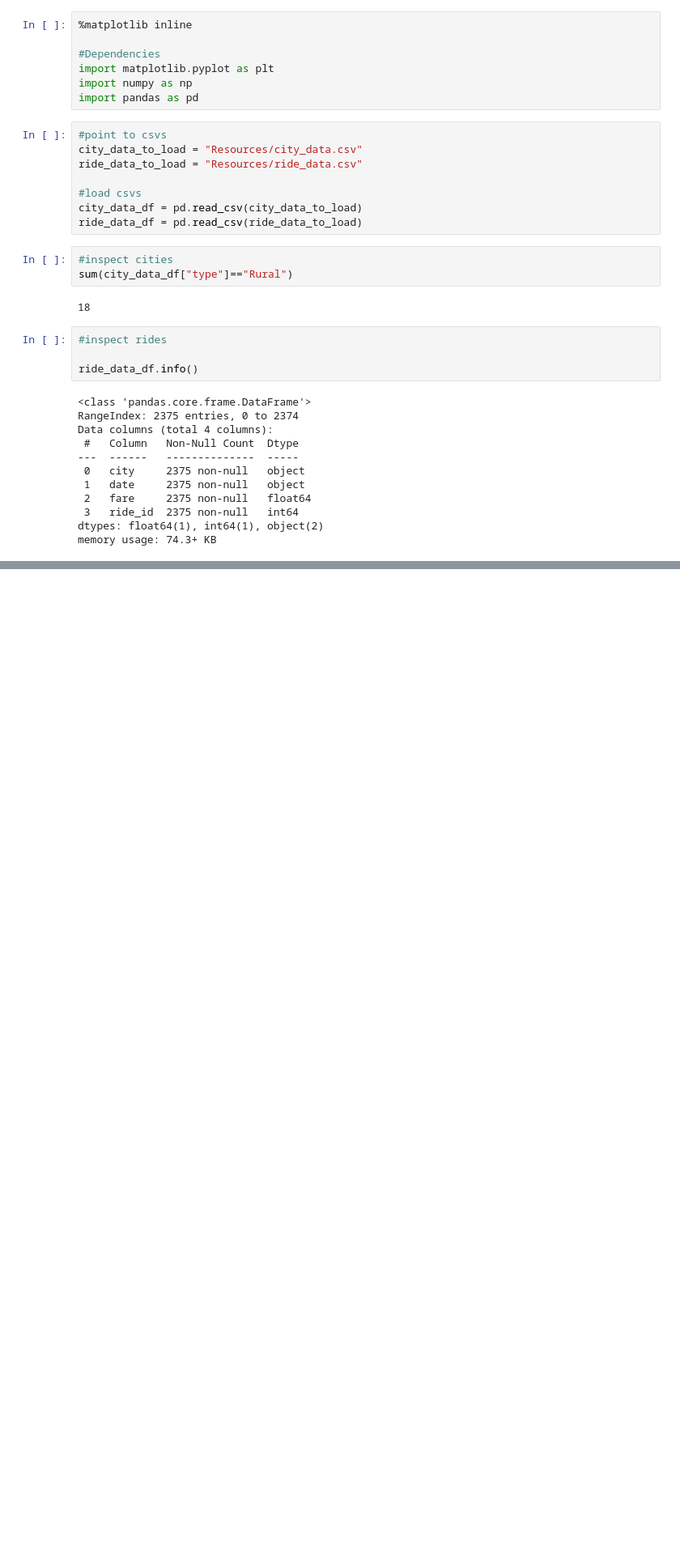
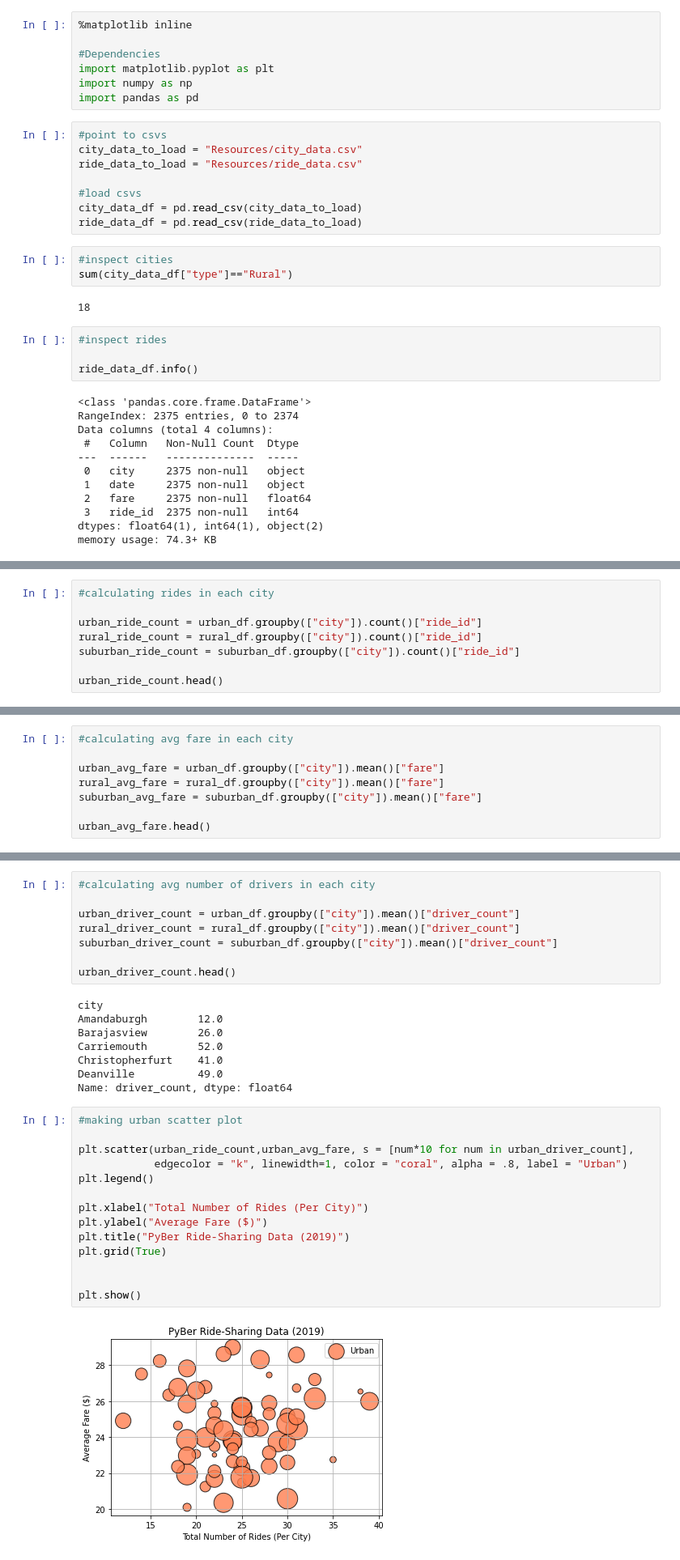
Before and after one commit to rgoldsberry/pyber-analysis, a Jupyter notebook: PyBer.ipynb, the cells around one changed output, grey strips where cells are left out. Shown at 81% size. Drawn from its saved outputs; the diff is of its cells as text; blank space fills up the shorter version.

```diff
--- a/PyBer.ipynb
+++ b/PyBer.ipynb
@@ -54,0 +70,8 @@ pyber_data_df.head(10)
+# %%
+#calculating rides in each city
+
+urban_ride_count = urban_df.groupby(["city"]).count()["ride_id"]
+rural_ride_count = rural_df.groupby(["city"]).count()["ride_id"]
+suburban_ride_count = suburban_df.groupby(["city"]).count()["ride_id"]
+
+urban_ride_count.head()
@@ -54,0 +86,8 @@ pyber_data_df.head(10)
+# %%
+#calculating avg fare in each city
+
+urban_avg_fare = urban_df.groupby(["city"]).mean()["fare"]
+rural_avg_fare = rural_df.groupby(["city"]).mean()["fare"]
+suburban_avg_fare = suburban_df.groupby(["city"]).mean()["fare"]
+
+urban_avg_fare.head()
@@ -54,0 +102,32 @@ pyber_data_df.head(10)
+# %%
+#calculating avg number of drivers in each city
+
+urban_driver_count = urban_df.groupby(["city"]).mean()["driver_count"]
+rural_driver_count = rural_df.groupby(["city"]).mean()["driver_count"]
+suburban_driver_count = suburban_df.groupby(["city"]).mean()["driver_count"]
+
+urban_driver_count.head()
+# %% [output]
+city
+Amandaburgh        12.0
+Barajasview        26.0
+Carriemouth        52.0
+Christopherfurt    41.0
+Deanville          49.0
+Name: driver_count, dtype: float64
+# %%
+#making urban scatter plot
+
+plt.scatter(urban_ride_count,urban_avg_fare, s = [num*10 for num in urban_driver_count],
+            edgecolor = "k", linewidth=1, color = "coral", alpha = .8, label = "Urban")
+plt.legend()
+
+plt.xlabel("Total Number of Rides (Per City)")
+plt.ylabel("Average Fare ($)")
+plt.title("PyBer Ride-Sharing Data (2019)")
+plt.grid(True)
+
+
+plt.show()
+# %% [output]
+[figure, added]
```
Also changed, not shown: parts of 8 cells of this notebook, 1 other file.
